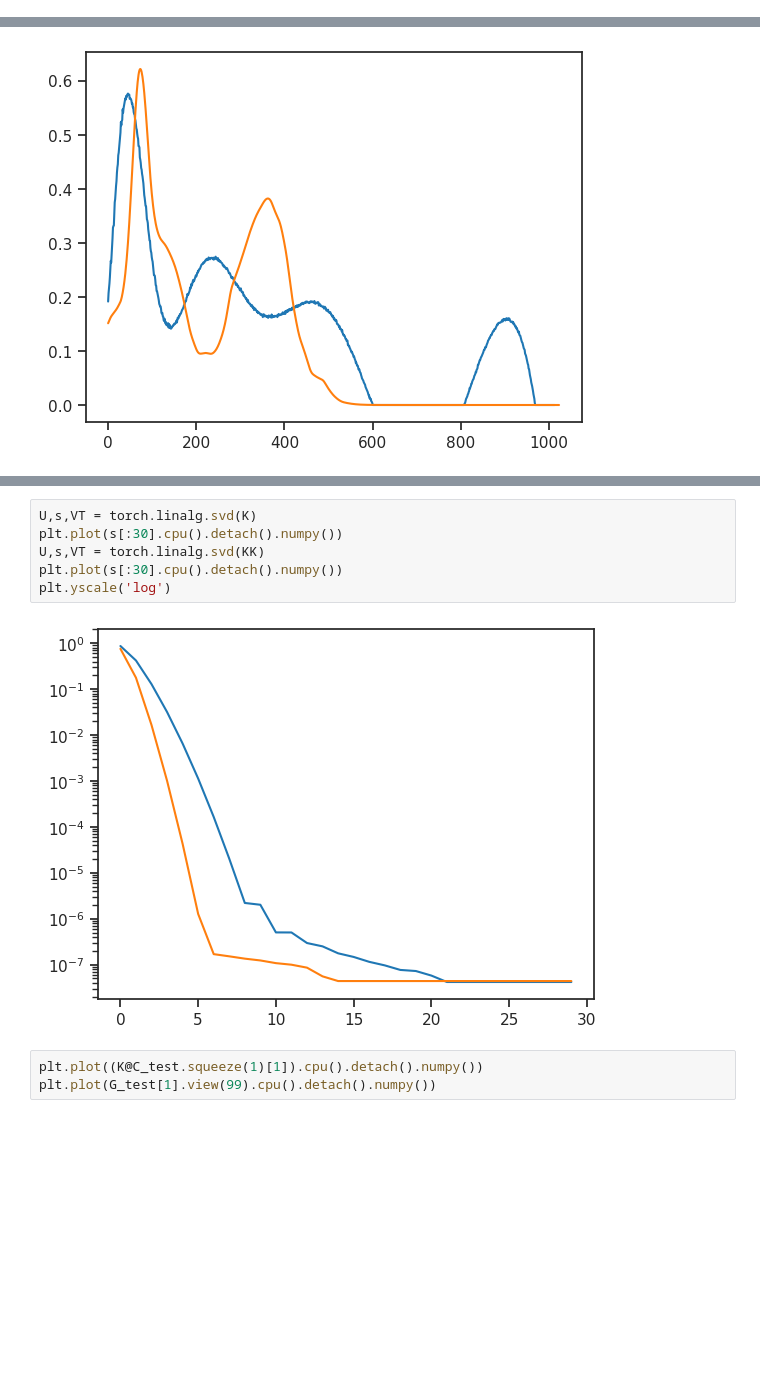
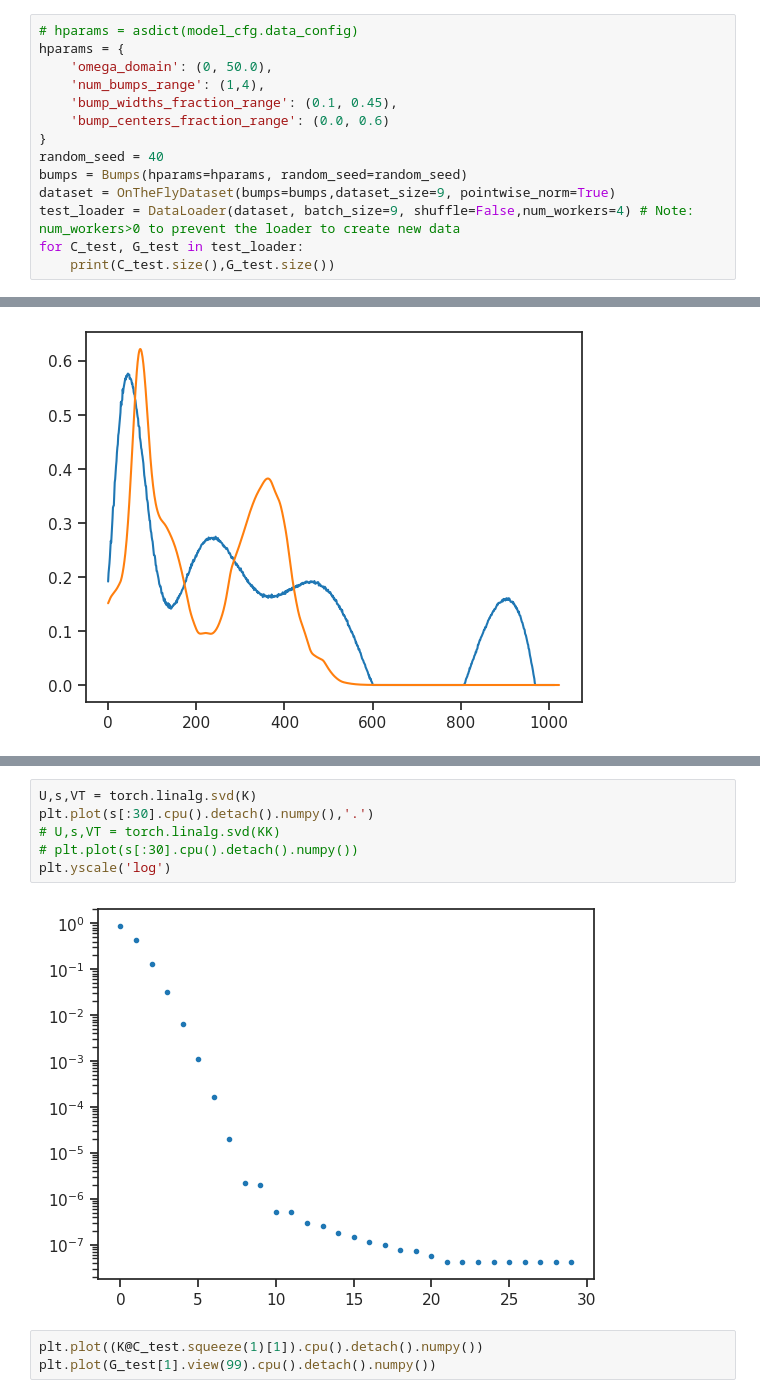
Before and after one commit to Hirshberg-Lab/transformer_latent_diffusion_4AC, a Jupyter notebook: sharper_spectra.ipynb, the cells around one changed output, grey strips where cells are left out. Cells and saved outputs as stored; diff of their text form; blank space fills up the shorter version.

```diff
--- a/sharper_spectra.ipynb
+++ b/sharper_spectra.ipynb
@@ -355,0 +407,14 @@ ax.legend()
+# %%
+# hparams = asdict(model_cfg.data_config)
+hparams = {
+    'omega_domain': (0, 50.0),
+    'num_bumps_range': (1,4),
+    'bump_widths_fraction_range': (0.1, 0.45),
+    'bump_centers_fraction_range': (0.0, 0.6)
+}
+random_seed = 40
+bumps = Bumps(hparams=hparams, random_seed=random_seed)
+dataset = OnTheFlyDataset(bumps=bumps,dataset_size=9, pointwise_norm=True)
+test_loader = DataLoader(dataset, batch_size=9, shuffle=False,num_workers=4) # Note: num_workers>0 to prevent the loader to create new data
+for C_test, G_test in test_loader:
+    print(C_test.size(),G_test.size())
@@ -370,11 +914,11 @@ plt.plot(C_test[8].view(1024).cpu().detach().numpy())
 # %%
 U,s,VT = torch.linalg.svd(K)
-plt.plot(s[:30].cpu().detach().numpy())
-U,s,VT = torch.linalg.svd(KK)
-plt.plot(s[:30].cpu().detach().numpy())
+plt.plot(s[:30].cpu().detach().numpy(),'.')
+# U,s,VT = torch.linalg.svd(KK)
+# plt.plot(s[:30].cpu().detach().numpy())
 plt.yscale('log')
 # %% [output]
-[figure, old version]
+[figure, new version]
 # %%
 plt.plot((K@C_test.squeeze(1)[1]).cpu().detach().numpy())
 plt.plot(G_test[1].view(99).cpu().detach().numpy())
```
Also changed, not shown: parts of 56 cells of this notebook, 1 other file.
